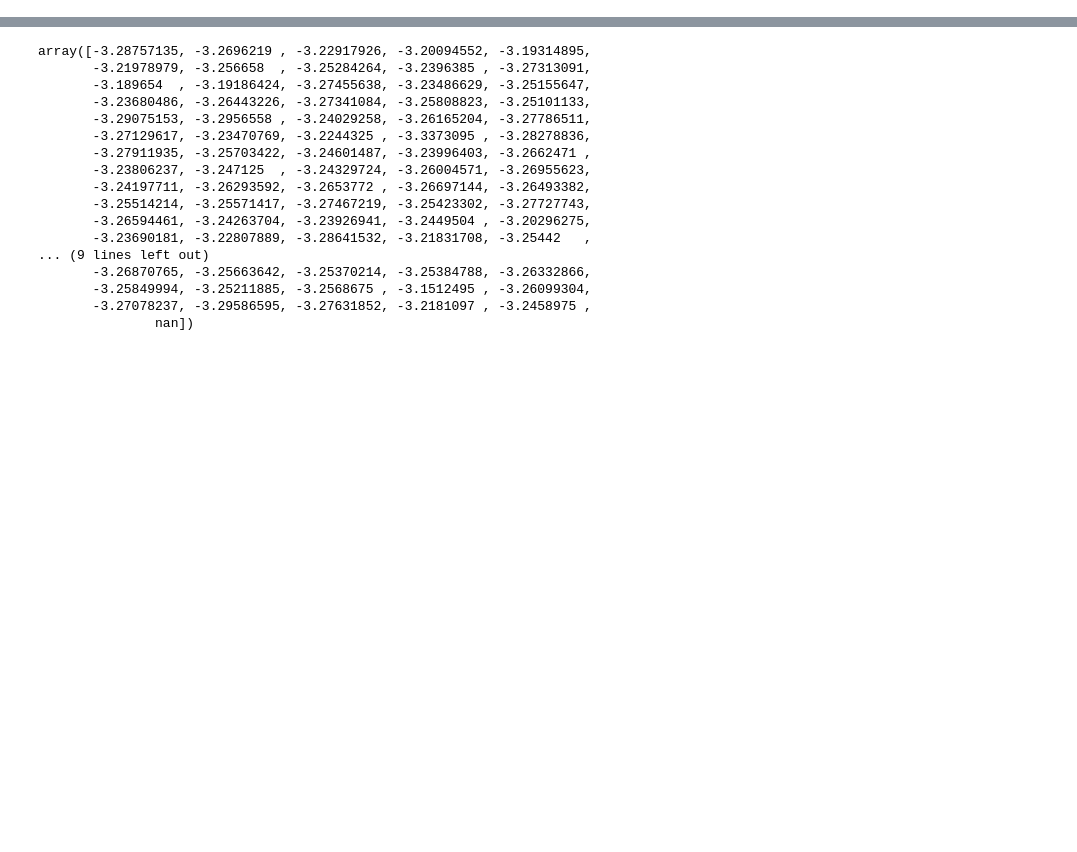
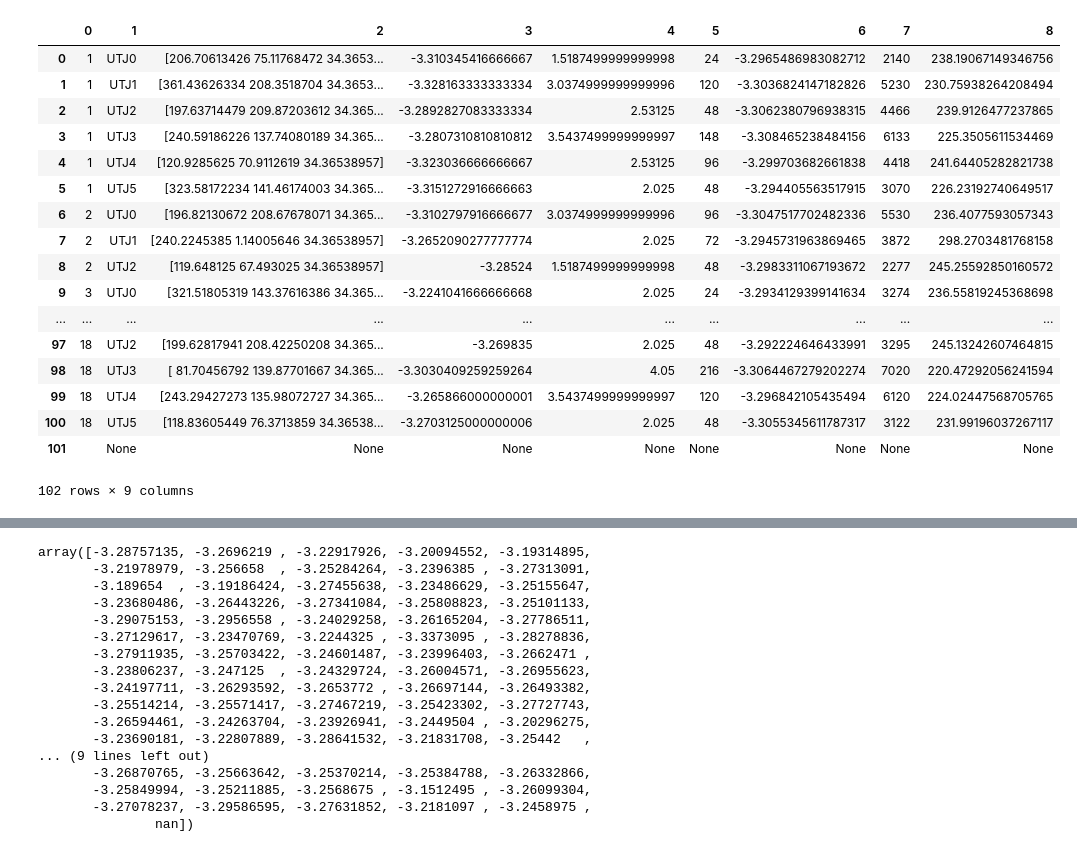
Before and after one commit to PaulTwine/TripleLines.github.io, a Jupyter notebook: DataCollection.ipynb, the cells around one changed output, grey strips where cells are left out. Saved outputs shown, nothing was run; the diff lists cells and outputs as text; code cells hidden in the pictures; blank space fills up the shorter version.

```diff
--- a/DataCollection.ipynb
+++ b/DataCollection.ipynb
@@ -10,13 +10,31 @@ from io import StringIO
 # %%
 ##File format Tripleline ID, Tripleline Centre, TJ Energy, Radius, TJ Atoms
 ##GBEnergy, GBAtoms
 strDirectory = '/home/paul/csf3_scratch/TripleLines/data'
 lstAllFilenames = []
 strData = ''
-for j in range(1,21):
+for j in range(1,19):
     fin = open(strDirectory + str(j) + '/summary.data' + str(j), 'rt')
     strData +=  fin.read()
 df = pd.DataFrame([x.split(',') for x in strData.split('\n')])
-print(np.where(df[3].astype('float')==0))
-df[:,20]
+df
+# %% [output]
+|  | 0 | 1 | 2 | 3 | 4 | 5 | 6 | 7 | 8 |
+| 0 | 1 | UTJ0 | [206.70613426 75.11768472 34.3653... | -3.310345416666667 | 1.5187499999999998 | 24 | -3.2965486983082712 | 2140 | 238.19067149346756 |
+| 1 | 1 | UTJ1 | [361.43626334 208.3518704 34.3653... | -3.328163333333334 | 3.0374999999999996 | 120 | -3.3036824147182826 | 5230 | 230.75938264208494 |
+| 2 | 1 | UTJ2 | [197.63714479 209.87203612 34.365... | -3.2892827083333334 | 2.53125 | 48 | -3.3062380796938315 | 4466 | 239.9126477237865 |
+| 3 | 1 | UTJ3 | [240.59186226 137.74080189 34.365... | -3.2807310810810812 | 3.5437499999999997 | 148 | -3.308465238484156 | 6133 | 225.3505611534469 |
+| 4 | 1 | UTJ4 | [120.9285625 70.9112619 34.36538957] | -3.323036666666667 | 2.53125 | 96 | -3.299703682661838 | 4418 | 241.64405282821738 |
+| 5 | 1 | UTJ5 | [323.58172234 141.46174003 34.365... | -3.3151272916666663 | 2.025 | 48 | -3.294405563517915 | 3070 | 226.23192740649517 |
+| 6 | 2 | UTJ0 | [196.82130672 208.67678071 34.365... | -3.3102797916666677 | 3.0374999999999996 | 96 | -3.3047517702482336 | 5530 | 236.4077593057343 |
+| 7 | 2 | UTJ1 | [240.2245385 1.14005646 34.36538957] | -3.2652090277777774 | 2.025 | 72 | -3.2945731963869465 | 3872 | 298.2703481768158 |
+| 8 | 2 | UTJ2 | [119.648125 67.493025 34.36538957] | -3.28524 | 1.5187499999999998 | 48 | -3.2983311067193672 | 2277 | 245.25592850160572 |
+| 9 | 3 | UTJ0 | [321.51805319 143.37616386 34.365... | -3.2241041666666668 | 2.025 | 24 | -3.2934129399141634 | 3274 | 236.55819245368698 |
+| ... | ... | ... | ... | ... | ... | ... | ... | ... | ... |
+| 97 | 18 | UTJ2 | [199.62817941 208.42250208 34.365... | -3.269835 | 2.025 | 48 | -3.292224646433991 | 3295 | 245.13242607464815 |
+| 98 | 18 | UTJ3 | [ 81.70456792 139.87701667 34.365... | -3.3030409259259264 | 4.05 | 216 | -3.3064467279202274 | 7020 | 220.47292056241594 |
+| 99 | 18 | UTJ4 | [243.29427273 135.98072727 34.365... | -3.265866000000001 | 3.5437499999999997 | 120 | -3.296842105435494 | 6120 | 224.02447568705765 |
+| 100 | 18 | UTJ5 | [118.83605449 76.3713859 34.36538... | -3.2703125000000006 | 2.025 | 48 | -3.3055345611787317 | 3122 | 231.99196037267117 |
+| 101 |  | None | None | None | None | None | None | None | None |
+102 rows × 9 columns
 # %%
```
Also changed, not shown: parts of 3 cells of this notebook, 3 other files.
